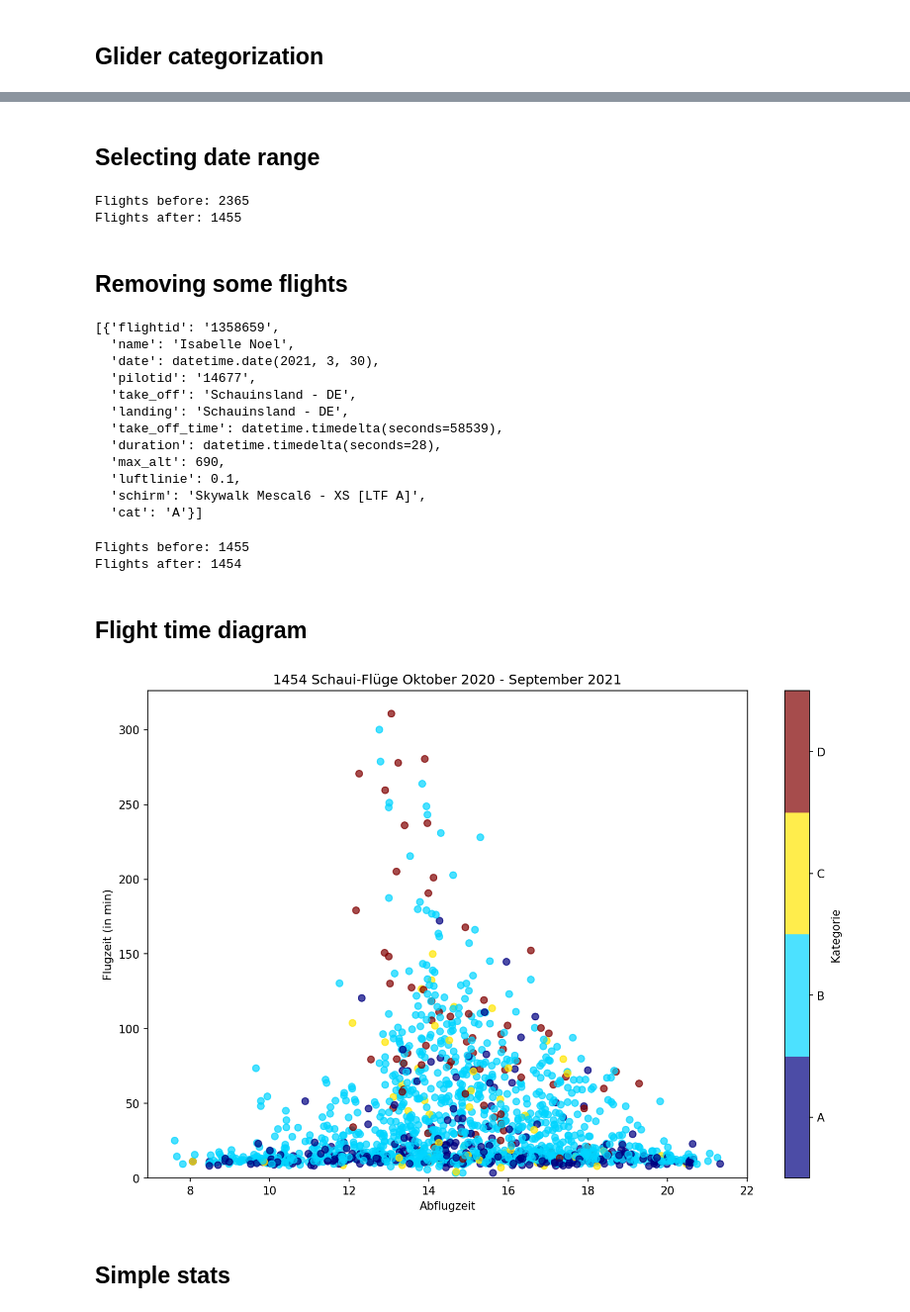
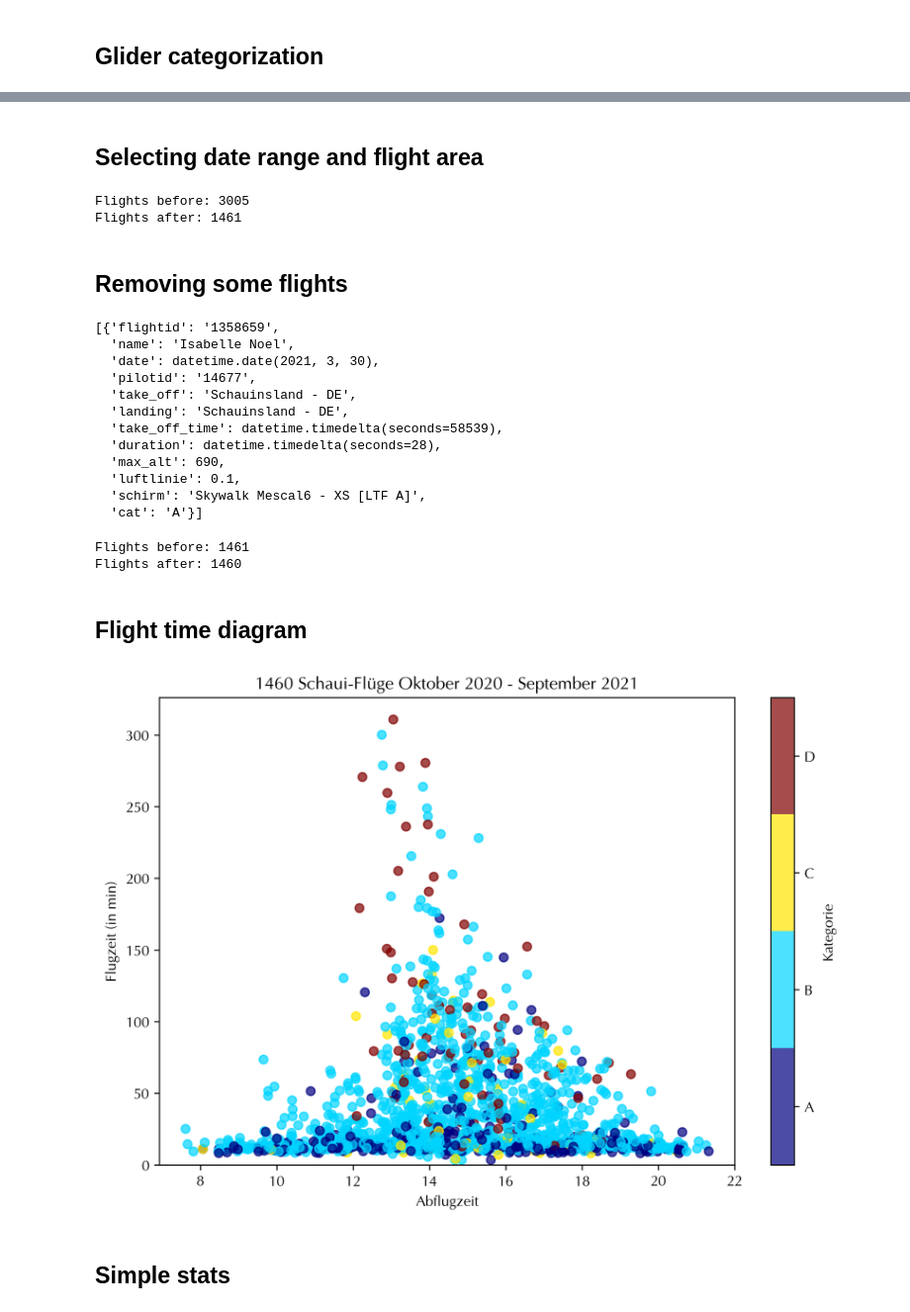
Before and after one commit to nomeata/schauinslandstats, a Jupyter notebook: Schauinsland.ipynb, the cells around one changed output, grey strips where cells are left out. Shown at 99% size. Saved outputs shown, nothing was run; the diff lists cells and outputs as text; code cells hidden in the pictures.

```diff
--- a/Schauinsland.ipynb
+++ b/Schauinsland.ipynb
@@ -95,14 +99,15 @@ set()
 # %% [markdown]
-## Selecting date range
+## Selecting date range and flight area
 # %%
 FIRST_DAY = datetime.date(2020,10,1)
 LAST_DAY = datetime.date(2021,9,30)
 print(f"Flights before: {len(flight_data)}")
-flight_data = list(filter(lambda fd: FIRST_DAY <= fd['date'] and fd['date'] <= LAST_DAY, flight_data))
+flight_data = list(filter(lambda fd:
+    FIRST_DAY <= fd['date'] and fd['date'] <= LAST_DAY and fd['take_off'].startswith('Schauinsland'), flight_data))
 print(f"Flights after: {len(flight_data)}")
 # %% [output]
-Flights before: 2365
-Flights after: 1455
+Flights before: 3005
+Flights after: 1461
 # %% [markdown]
 ## Removing some flights
 # %%
@@ -124,39 +129,45 @@ print(f"Flights after: {len(flight_data)}")
   'luftlinie': 0.1,
   'schirm': 'Skywalk Mescal6 - XS [LTF A]',
   'cat': 'A'}]
-Flights before: 1455
-Flights after: 1454
+Flights before: 1461
+Flights after: 1460
 # %% [markdown]
 ## Flight time diagram
 # %%
+import matplotlib as mpl
 import matplotlib.pyplot as plt
 import matplotlib.colors as colors
 from matplotlib.dates import date2num
+
 take_off = [ fd['take_off_time'] / datetime.timedelta(seconds=3600) for fd in flight_data ]
 duration = [ fd['duration']      / datetime.timedelta(seconds=60)   for fd in flight_data ]
 cat_list = ["A","B","C","D"]
 cat =      [ cat_list.index(fd['cat'])                             for fd in flight_data ]
 # month    = [ float(fd['date'].month)                                for fd in flight_data ]
 
-plt.figure(figsize=(12, 8), dpi=150)
+import matplotlib.font_manager as font_manager
+font_manager.fontManager.addfont("unicode.optima.ttf")
+mpl.rcParams['font.family'] = "Optima"
+
+plt.figure(figsize=(9, 6), dpi=300)
+
 #cmap=plt.colors.ListedColormap(colors)
 #cmap = LinearSegmentedColormap.from_list(plt.cm.'custom_colormap', all_colors, N=n_colors)
 cmap = plt.cm.jet
 norm = colors.BoundaryNorm([-0.5,0.5,1.5,2.5,3.5], ncolors=cmap.N)
 plt.scatter(take_off, duration, c = cat, alpha=0.7, norm=norm, cmap=cmap)
-
 
 cb = plt.colorbar(ticks=[0,1,2,3])
 cb.ax.set_yticklabels(['A', 'B', 'C', 'D'])
 
 cb.set_label('Kategorie')
 plt.axis(ymin=0)
 plt.xlabel("Abflugzeit")
 plt.ylabel("Flugzeit (in min)")
 plt.title(f"{len(flight_data)} Schaui-Flüge Oktober 2020 - September 2021")
-plt.savefig("flugzeiten.png", facecolor="white")
+plt.savefig("flugzeiten.png", facecolor="white", bbox_inches='tight')
 # %% [output]
-[figure, old version]
+[figure, new version]
 # %% [markdown]
 ## Simple stats
 # %%
```
Also changed, not shown: parts of 4 cells of this notebook, 1 other file.
